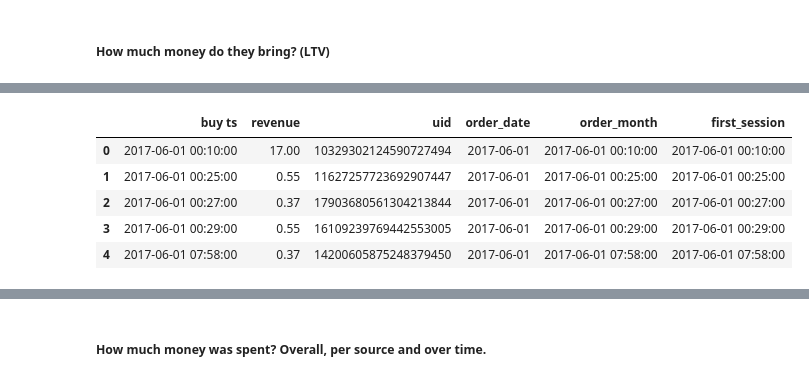
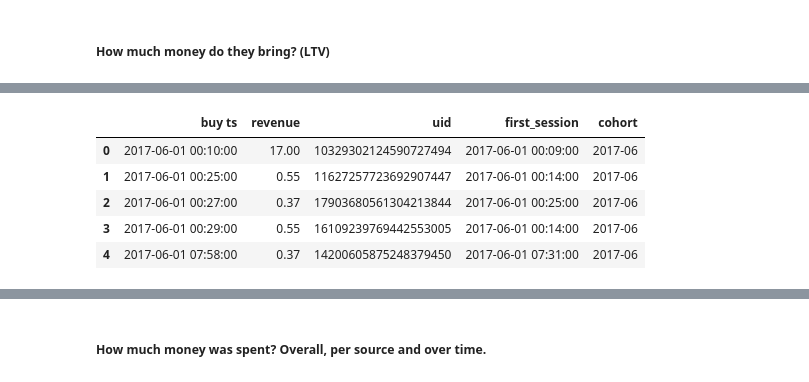
Before and after one commit to AcePine/yandex-marketing-expenses, a Jupyter notebook: yandex-data.ipynb, the cells around one changed output, grey strips where cells are left out. Cells and saved outputs as stored; diff of their text form; code cells hidden in the pictures.

```diff
--- a/yandex-data.ipynb
+++ b/yandex-data.ipynb
@@ -289,5 +293,6 @@ plt.show()
 
 min_visit = visits.groupby(['uid'])['start ts'].min().reset_index()
 min_visit.columns = ['uid', 'first_session']
+min_visit['cohort'] = min_visit['first_session'].dt.to_period('M')
 min_visit.head()
 # %% [output]
@@ -453,7 +680,7 @@ plt.show()
 # %% [markdown]
 ##### How much money do they bring? (LTV)
 # %%
-# let's find the first session for each user
-min_visit=orders.groupby(['uid'])['buy ts'].min().reset_index()
-min_visit.columns = ['uid', 'first_session']
-min_visit.head()
+## let's find the first session for each user
+#min_visit=orders.groupby(['uid'])['buy ts'].min().reset_index()
+#min_visit.columns = ['uid', 'first_session']
+#min_visit.head()
@@ -467,11 +687,11 @@ min_visit.head()
 # %%
 # now merging to the original dataset
-orders=orders.merge(min_visit, how='inner',on=['uid'])
-orders.head()
+orders_2=orders.merge(min_visit, how='inner',on=['uid'])
+orders_2.head()
 # %% [output]
-|  | buy ts | revenue | uid | order_date | order_month | first_session |
-| 0 | 2017-06-01 00:10:00 | 17.00 | 10329302124590727494 | 2017-06-01 | 2017-06-01 00:10:00 | 2017-06-01 00:10:00 |
-| 1 | 2017-06-01 00:25:00 | 0.55 | 11627257723692907447 | 2017-06-01 | 2017-06-01 00:25:00 | 2017-06-01 00:25:00 |
-| 2 | 2017-06-01 00:27:00 | 0.37 | 17903680561304213844 | 2017-06-01 | 2017-06-01 00:27:00 | 2017-06-01 00:27:00 |
-| 3 | 2017-06-01 00:29:00 | 0.55 | 16109239769442553005 | 2017-06-01 | 2017-06-01 00:29:00 | 2017-06-01 00:29:00 |
-| 4 | 2017-06-01 07:58:00 | 0.37 | 14200605875248379450 | 2017-06-01 | 2017-06-01 07:58:00 | 2017-06-01 07:58:00 |
+|  | buy ts | revenue | uid | first_session | cohort |
+| 0 | 2017-06-01 00:10:00 | 17.00 | 10329302124590727494 | 2017-06-01 00:09:00 | 2017-06 |
+| 1 | 2017-06-01 00:25:00 | 0.55 | 11627257723692907447 | 2017-06-01 00:14:00 | 2017-06 |
+| 2 | 2017-06-01 00:27:00 | 0.37 | 17903680561304213844 | 2017-06-01 00:25:00 | 2017-06 |
+| 3 | 2017-06-01 00:29:00 | 0.55 | 16109239769442553005 | 2017-06-01 00:14:00 | 2017-06 |
+| 4 | 2017-06-01 07:58:00 | 0.37 | 14200605875248379450 | 2017-06-01 07:31:00 | 2017-06 |
```
Also changed, not shown: parts of 51 cells of this notebook.
